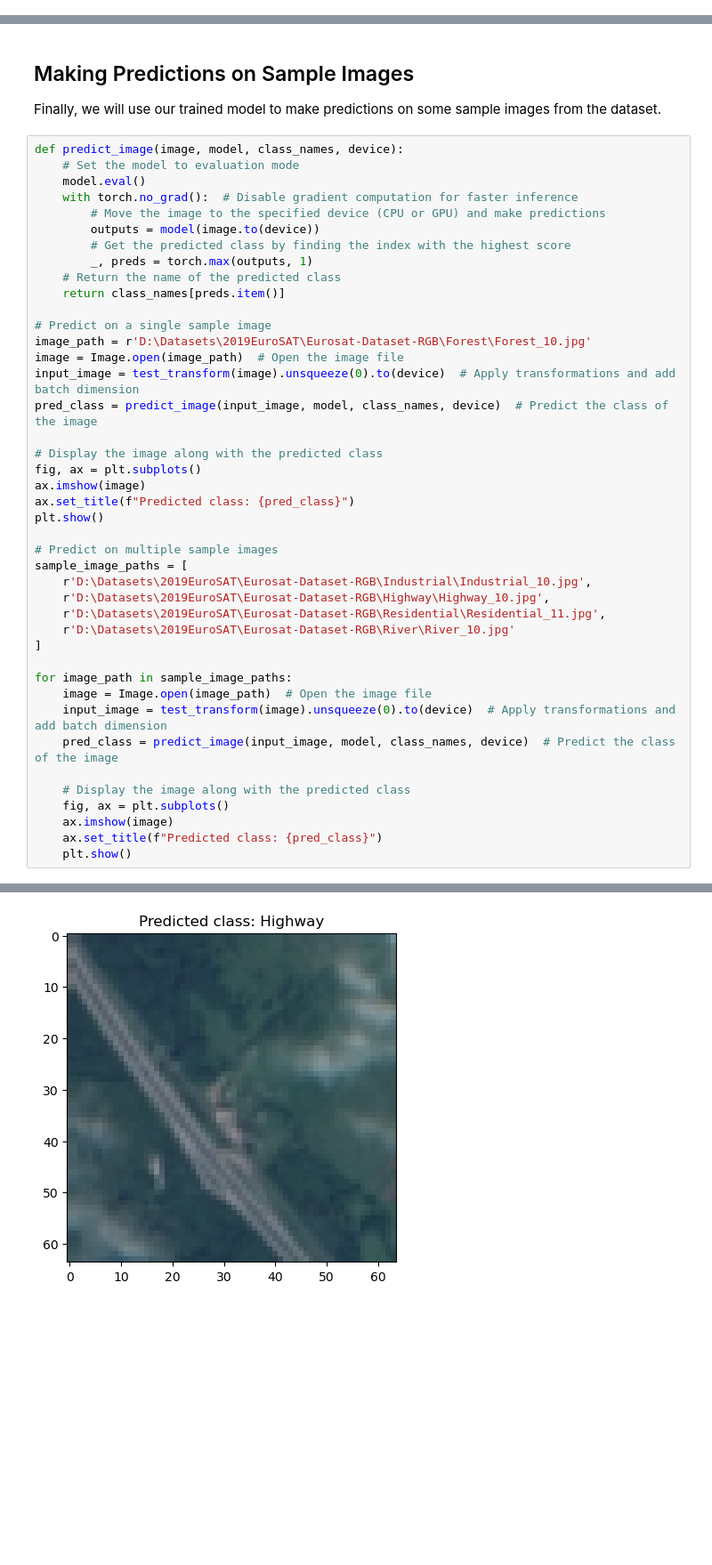
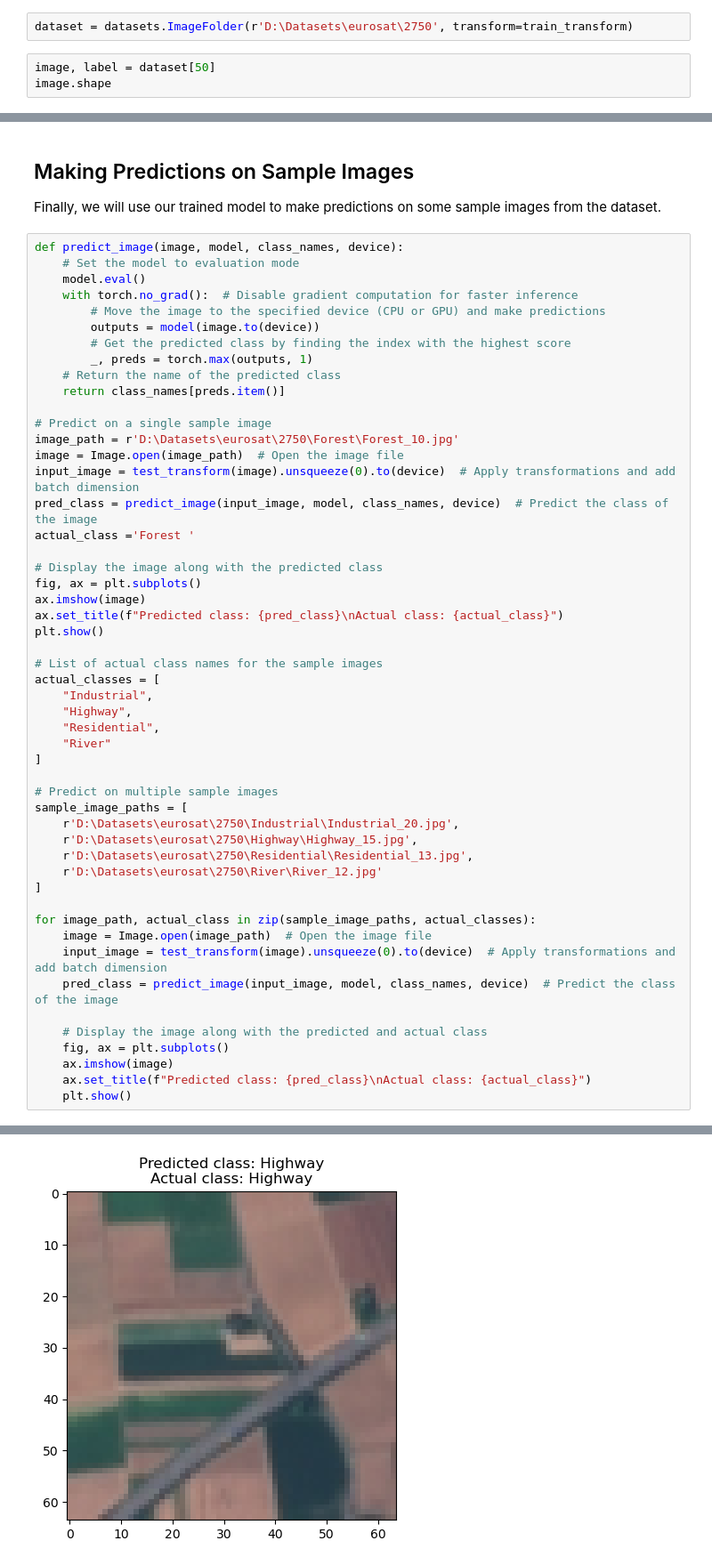
Before and after one commit to StaticRevo/FYP-Multi-Label-Classification-using-Deep-Learning, a Jupyter notebook: Practice Scenarios/EuroSATClassification.ipynb, the cells around one changed output, grey strips where cells are left out. Shown: that part at 89% size. Saved outputs shown, nothing was run; the diff lists cells and outputs as text; blank space fills up the shorter version.

```diff
--- a/Practice Scenarios/EuroSATClassification.ipynb
+++ b/Practice Scenarios/EuroSATClassification.ipynb
@@ -138,3 +181,8 @@ test_transform = transforms.Compose([
     transforms.ToTensor(),
     transforms.Normalize(imagenet_mean, imagenet_std)
 ])
+# %%
+dataset = datasets.ImageFolder(r'D:\Datasets\eurosat\2750', transform=train_transform)
+# %%
+image, label = dataset[50]
+image.shape
@@ -594,33 +658,42 @@ def predict_image(image, model, class_names, device):
     return class_names[preds.item()]
 
 # Predict on a single sample image
-image_path = r'D:\Datasets\2019EuroSAT\Eurosat-Dataset-RGB\Forest\Forest_10.jpg'
+image_path = r'D:\Datasets\eurosat\2750\Forest\Forest_10.jpg'
 image = Image.open(image_path)  # Open the image file
 input_image = test_transform(image).unsqueeze(0).to(device)  # Apply transformations and add batch dimension
 pred_class = predict_image(input_image, model, class_names, device)  # Predict the class of the image
+actual_class ='Forest '
 
 # Display the image along with the predicted class
 fig, ax = plt.subplots()
 ax.imshow(image)
-ax.set_title(f"Predicted class: {pred_class}")
+ax.set_title(f"Predicted class: {pred_class}\nActual class: {actual_class}")
 plt.show()
+
+# List of actual class names for the sample images
+actual_classes = [
+    "Industrial",
+    "Highway",
+    "Residential",
+    "River"
+]
 
 # Predict on multiple sample images
 sample_image_paths = [
-    r'D:\Datasets\2019EuroSAT\Eurosat-Dataset-RGB\Industrial\Industrial_10.jpg',
-    r'D:\Datasets\2019EuroSAT\Eurosat-Dataset-RGB\Highway\Highway_10.jpg',
-    r'D:\Datasets\2019EuroSAT\Eurosat-Dataset-RGB\Residential\Residential_11.jpg',
-    r'D:\Datasets\2019EuroSAT\Eurosat-Dataset-RGB\River\River_10.jpg'
+    r'D:\Datasets\eurosat\2750\Industrial\Industrial_20.jpg',
+    r'D:\Datasets\eurosat\2750\Highway\Highway_15.jpg',
+    r'D:\Datasets\eurosat\2750\Residential\Residential_13.jpg',
+    r'D:\Datasets\eurosat\2750\River\River_12.jpg'
 ]
 
-for image_path in sample_image_paths:
+for image_path, actual_class in zip(sample_image_paths, actual_classes):
     image = Image.open(image_path)  # Open the image file
     input_image = test_transform(image).unsqueeze(0).to(device)  # Apply transformations and add batch dimension
     pred_class = predict_image(input_image, model, class_names, device)  # Predict the class of the image
 
-    # Display the image along with the predicted class
+    # Display the image along with the predicted and actual class
     fig, ax = plt.subplots()
     ax.imshow(image)
-    ax.set_title(f"Predicted class: {pred_class}")
+    ax.set_title(f"Predicted class: {pred_class}\nActual class: {actual_class}")
     plt.show()
 # %% [output]
@@ -629 +702 @@ for image_path in sample_image_paths:
-[figure, old version]
+[figure, new version]
```
Also changed, not shown: parts of 13 cells of this notebook, 5 other files.
